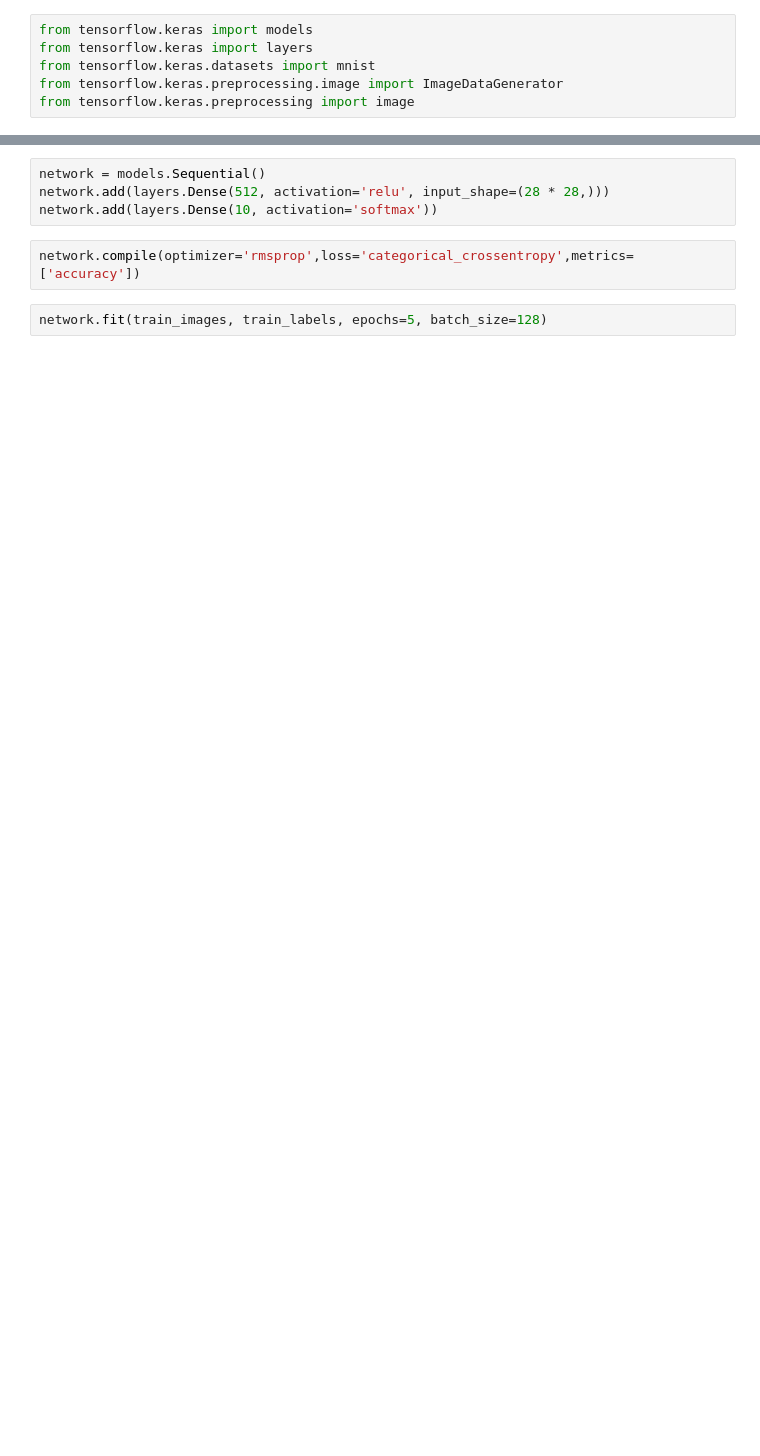
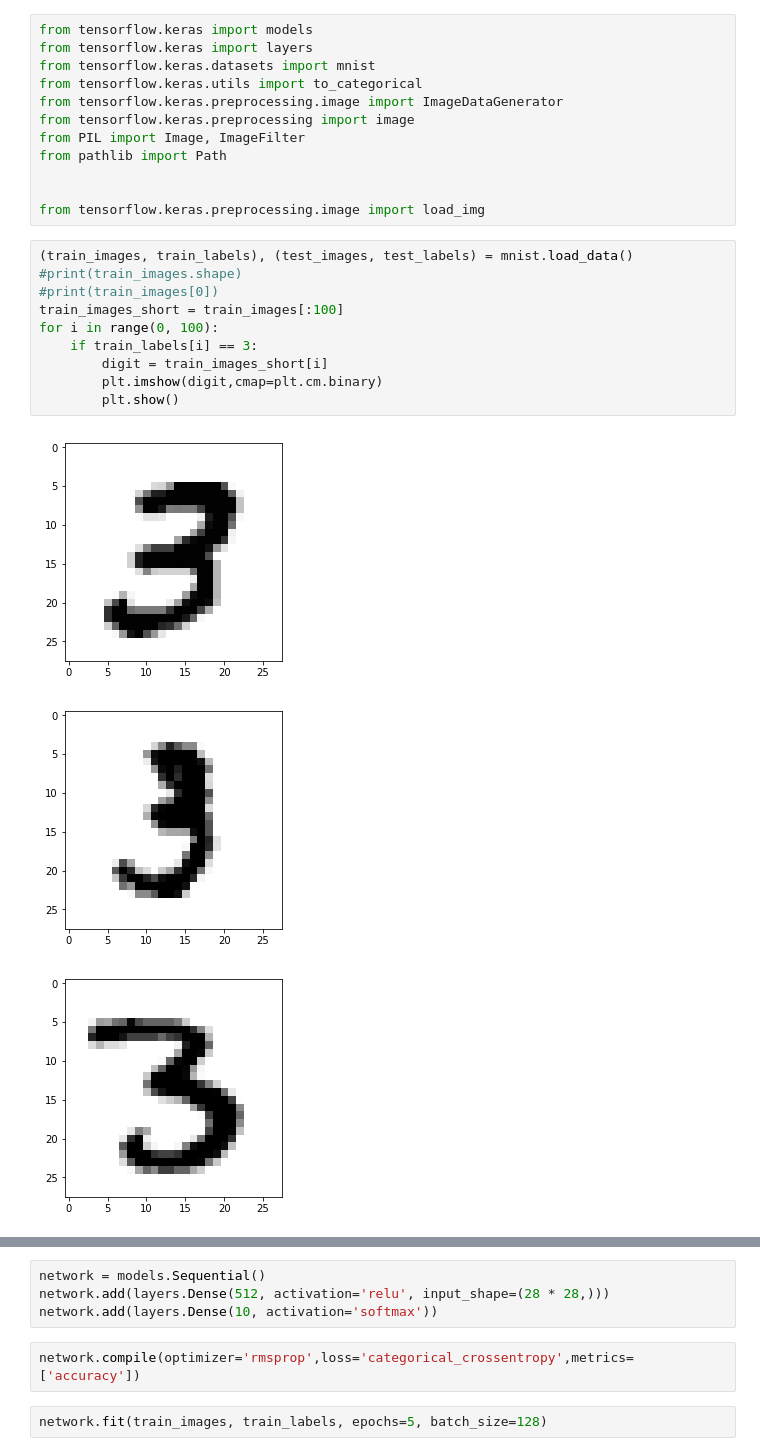
Before and after one commit to charonux/Notebooks, a Jupyter notebook: 02.FIFI/cap2.ipynb, the cells around one changed output, grey strips where cells are left out. Saved outputs shown, nothing was run; the diff lists cells and outputs as text; blank space fills up the shorter version.

```diff
--- a/02.FIFI/cap2.ipynb
+++ b/02.FIFI/cap2.ipynb
@@ -5,5 +6,25 @@ import numpy as np
 from tensorflow.keras import models
 from tensorflow.keras import layers
 from tensorflow.keras.datasets import mnist
+from tensorflow.keras.utils import to_categorical
 from tensorflow.keras.preprocessing.image import ImageDataGenerator
 from tensorflow.keras.preprocessing import image
+from PIL import Image, ImageFilter
+from pathlib import Path
+
+
+from tensorflow.keras.preprocessing.image import load_img
+# %%
+(train_images, train_labels), (test_images, test_labels) = mnist.load_data()
+#print(train_images.shape)
+#print(train_images[0])
+train_images_short = train_images[:100]
+for i in range(0, 100):
+    if train_labels[i] == 3:
+        digit = train_images_short[i]
+        plt.imshow(digit,cmap=plt.cm.binary)
+        plt.show()
+# %% [output]
+[figure, added]
+[figure, added]
+[figure, added]
```
Also changed, not shown: parts of 6 cells of this notebook, 16 other files.
